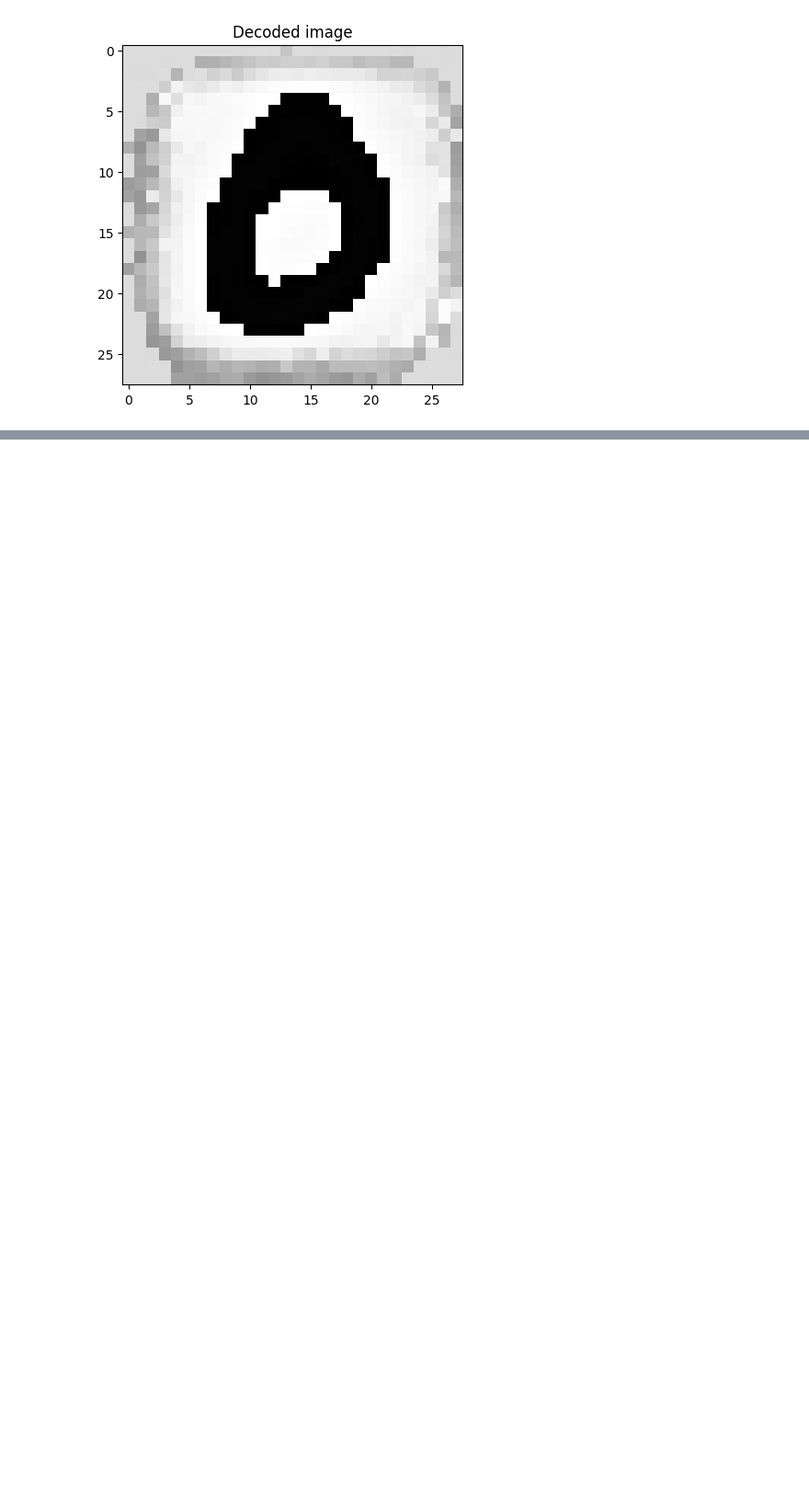
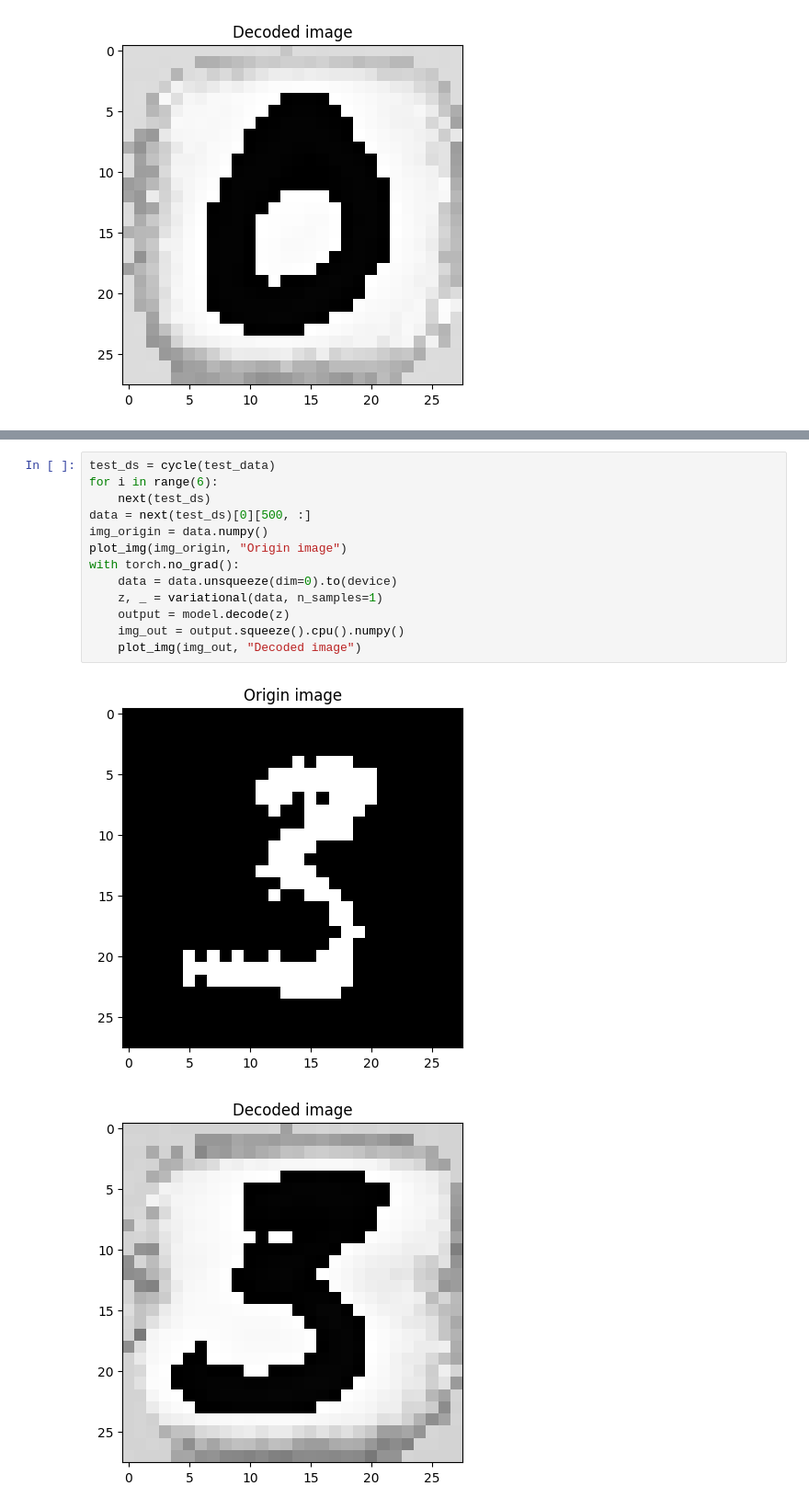
Before and after one commit to JacksonQu/Fall-2023-NYU-AI, a Jupyter notebook: AI_Take_at_Home_Final_fall_23.ipynb, the cells around one changed output, grey strips where cells are left out. Shown at 92% size. Cells and saved outputs as stored; diff of their text form; blank space fills up the shorter version.

```diff
--- a/AI_Take_at_Home_Final_fall_23.ipynb
+++ b/AI_Take_at_Home_Final_fall_23.ipynb
@@ -799,0 +910,16 @@ with torch.no_grad():
+# %%
+test_ds = cycle(test_data)
+for i in range(6):
+    next(test_ds)
+data = next(test_ds)[0][500, :]
+img_origin = data.numpy()
+plot_img(img_origin, "Origin image")
+with torch.no_grad():
+    data = data.unsqueeze(dim=0).to(device)
+    z, _ = variational(data, n_samples=1)
+    output = model.decode(z)
+    img_out = output.squeeze().cpu().numpy()
+    plot_img(img_out, "Decoded image")
+# %% [output]
+[figure, added]
+[figure, added]
```
Also changed, not shown: parts of 11 cells of this notebook.
